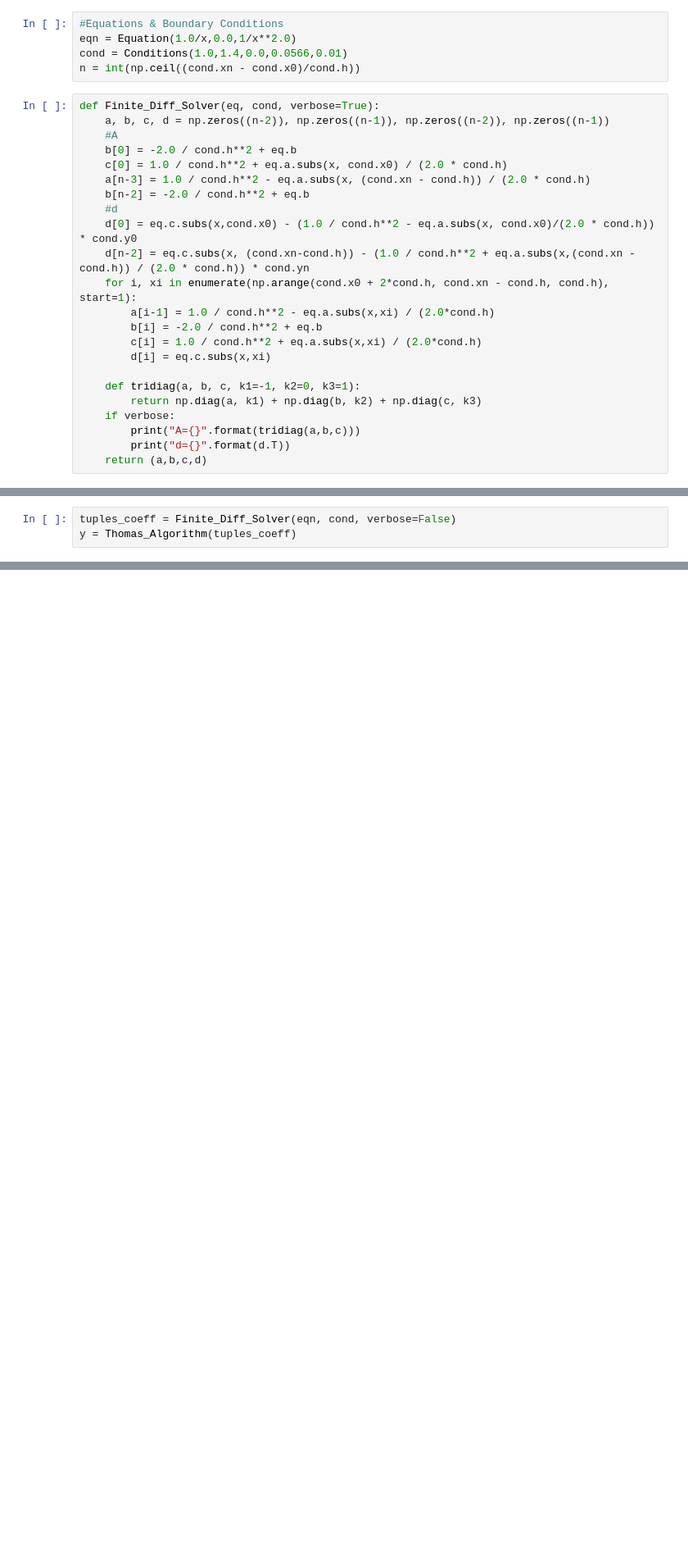
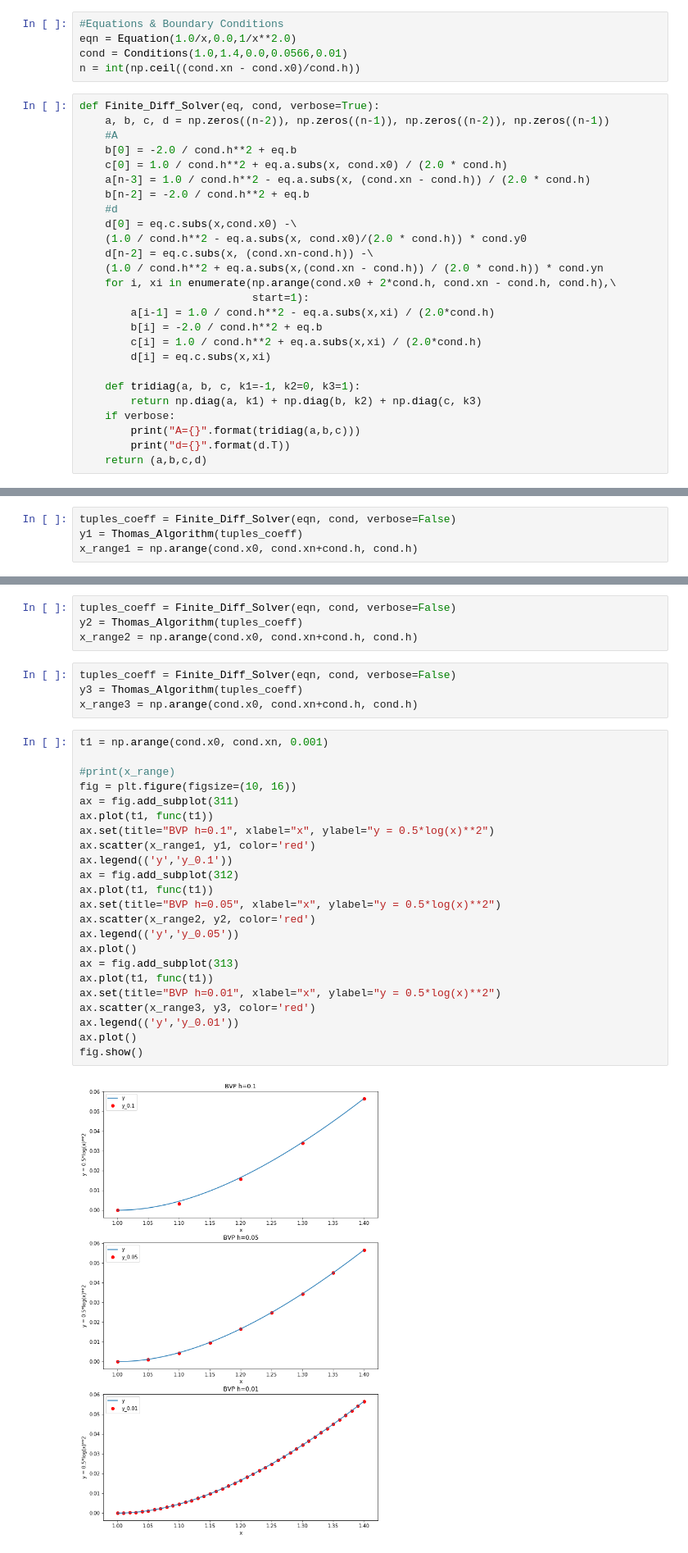
Before and after one commit to rudrasohan/Advanced-Numerical-Techniques, a Jupyter notebook: assignment1.ipynb, the cells around one changed output, grey strips where cells are left out. Shown at 82% size. Drawn from its saved outputs; the diff is of its cells as text; blank space fills up the shorter version.

```diff
--- a/assignment1.ipynb
+++ b/assignment1.ipynb
@@ -45,9 +45,12 @@ def Finite_Diff_Solver(eq, cond, verbose=True):
     a[n-3] = 1.0 / cond.h**2 - eq.a.subs(x, (cond.xn - cond.h)) / (2.0 * cond.h)
     b[n-2] = -2.0 / cond.h**2 + eq.b
     #d
-    d[0] = eq.c.subs(x,cond.x0) - (1.0 / cond.h**2 - eq.a.subs(x, cond.x0)/(2.0 * cond.h)) * cond.y0
-    d[n-2] = eq.c.subs(x, (cond.xn-cond.h)) - (1.0 / cond.h**2 + eq.a.subs(x,(cond.xn - cond.h)) / (2.0 * cond.h)) * cond.yn
-    for i, xi in enumerate(np.arange(cond.x0 + 2*cond.h, cond.xn - cond.h, cond.h), start=1):
+    d[0] = eq.c.subs(x,cond.x0) -\
+    (1.0 / cond.h**2 - eq.a.subs(x, cond.x0)/(2.0 * cond.h)) * cond.y0
+    d[n-2] = eq.c.subs(x, (cond.xn-cond.h)) -\
+    (1.0 / cond.h**2 + eq.a.subs(x,(cond.xn - cond.h)) / (2.0 * cond.h)) * cond.yn
+    for i, xi in enumerate(np.arange(cond.x0 + 2*cond.h, cond.xn - cond.h, cond.h),\
+                           start=1):
         a[i-1] = 1.0 / cond.h**2 - eq.a.subs(x,xi) / (2.0*cond.h)
         b[i] = -2.0 / cond.h**2 + eq.b
         c[i] = 1.0 / cond.h**2 + eq.a.subs(x,xi) / (2.0*cond.h)
@@ -84,4 +87,5 @@ def Thomas_Algorithm(coeff):
     return y
 # %%
 tuples_coeff = Finite_Diff_Solver(eqn, cond, verbose=False)
-y = Thomas_Algorithm(tuples_coeff)
+y1 = Thomas_Algorithm(tuples_coeff)
+x_range1 = np.arange(cond.x0, cond.xn+cond.h, cond.h)
@@ -100,0 +92,33 @@ ax.plot()
+# %%
+tuples_coeff = Finite_Diff_Solver(eqn, cond, verbose=False)
+y2 = Thomas_Algorithm(tuples_coeff)
+x_range2 = np.arange(cond.x0, cond.xn+cond.h, cond.h)
+# %%
+tuples_coeff = Finite_Diff_Solver(eqn, cond, verbose=False)
+y3 = Thomas_Algorithm(tuples_coeff)
+x_range3 = np.arange(cond.x0, cond.xn+cond.h, cond.h)
+# %%
+t1 = np.arange(cond.x0, cond.xn, 0.001)
+
+#print(x_range)
+fig = plt.figure(figsize=(10, 16))
+ax = fig.add_subplot(311)
+ax.plot(t1, func(t1))
+ax.set(title="BVP h=0.1", xlabel="x", ylabel="y = 0.5*log(x)**2")
+ax.scatter(x_range1, y1, color='red')
+ax.legend(('y','y_0.1'))
+ax = fig.add_subplot(312)
+ax.plot(t1, func(t1))
+ax.set(title="BVP h=0.05", xlabel="x", ylabel="y = 0.5*log(x)**2")
+ax.scatter(x_range2, y2, color='red')
+ax.legend(('y','y_0.05'))
+ax.plot()
+ax = fig.add_subplot(313)
+ax.plot(t1, func(t1))
+ax.set(title="BVP h=0.01", xlabel="x", ylabel="y = 0.5*log(x)**2")
+ax.scatter(x_range3, y3, color='red')
+ax.legend(('y','y_0.01'))
+ax.plot()
+fig.show()
+# %% [output]
+[figure, added]
```
Also changed, not shown: parts of 1 cell of this notebook.
